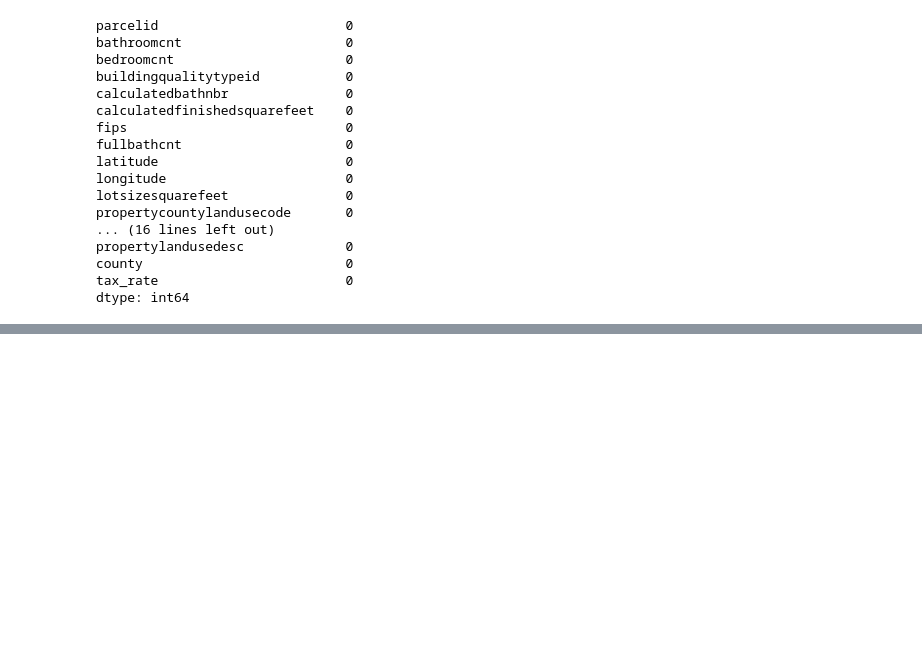
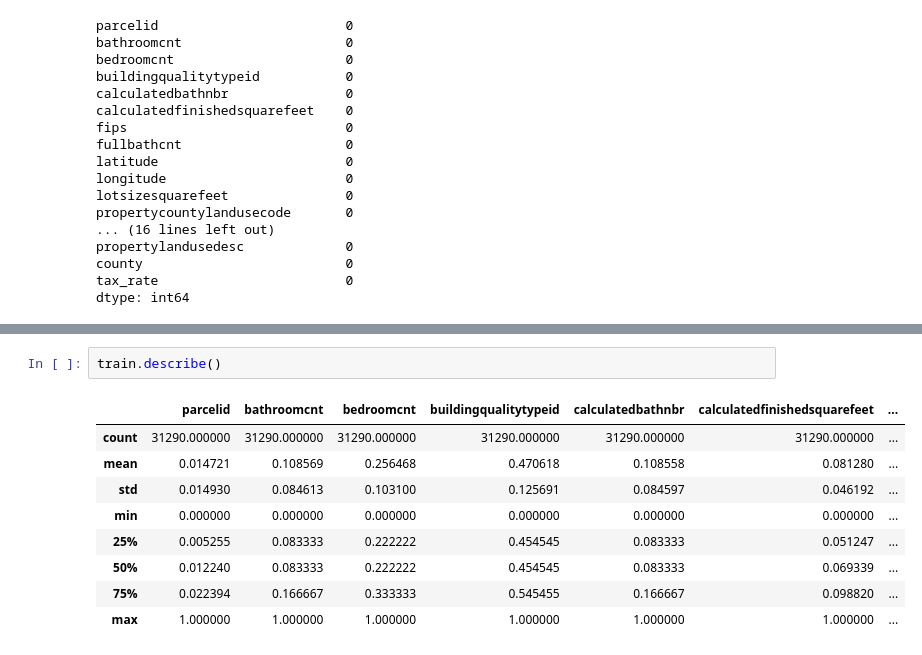
Before and after one commit to armadillo-zillow/zillow_clustering_project, a Jupyter notebook: alec_working_file.ipynb, the cells around one changed output, grey strips where cells are left out. Cells and saved outputs as stored; diff of their text form; blank space fills up the shorter version.

```diff
--- a/alec_working_file.ipynb
+++ b/alec_working_file.ipynb
@@ -164,0 +146,12 @@ dtype: int64
+# %%
+train.describe()
+# %% [output]
+|  | parcelid | bathroomcnt | bedroomcnt | buildingqualitytypeid | calculatedbathnbr | calculatedfinishedsquarefeet | ... |
+| count | 31290.000000 | 31290.000000 | 31290.000000 | 31290.000000 | 31290.000000 | 31290.000000 | ... |
+| mean | 0.014721 | 0.108569 | 0.256468 | 0.470618 | 0.108558 | 0.081280 | ... |
+| std | 0.014930 | 0.084613 | 0.103100 | 0.125691 | 0.084597 | 0.046192 | ... |
+| min | 0.000000 | 0.000000 | 0.000000 | 0.000000 | 0.000000 | 0.000000 | ... |
+| 25% | 0.005255 | 0.083333 | 0.222222 | 0.454545 | 0.083333 | 0.051247 | ... |
+| 50% | 0.012240 | 0.083333 | 0.222222 | 0.454545 | 0.083333 | 0.069339 | ... |
+| 75% | 0.022394 | 0.166667 | 0.333333 | 0.545455 | 0.166667 | 0.098820 | ... |
+| max | 1.000000 | 1.000000 | 1.000000 | 1.000000 | 1.000000 | 1.000000 | ... |
```
Also changed, not shown: parts of 13 cells of this notebook.
